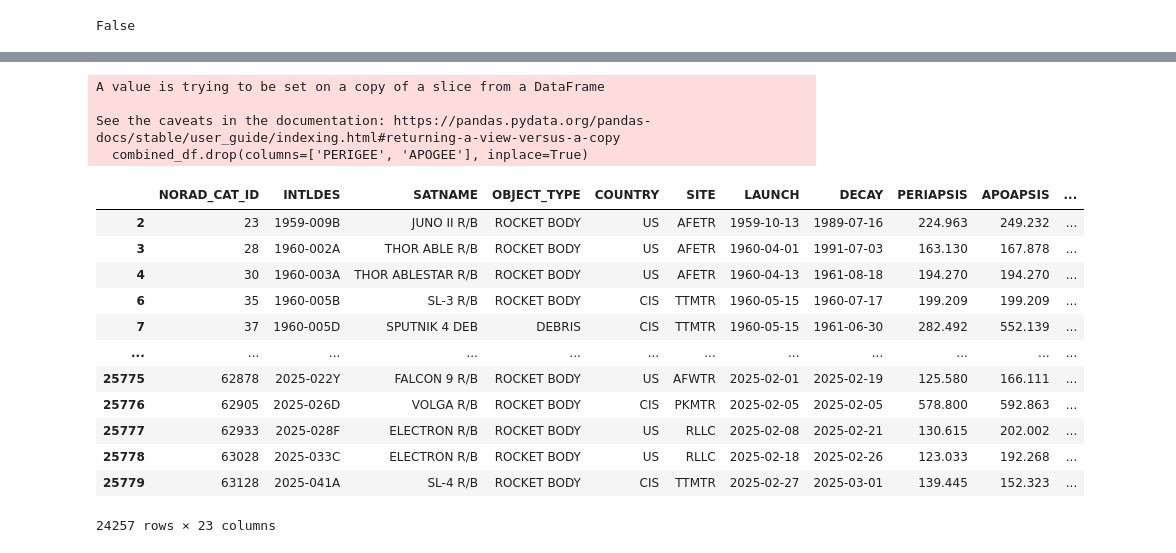
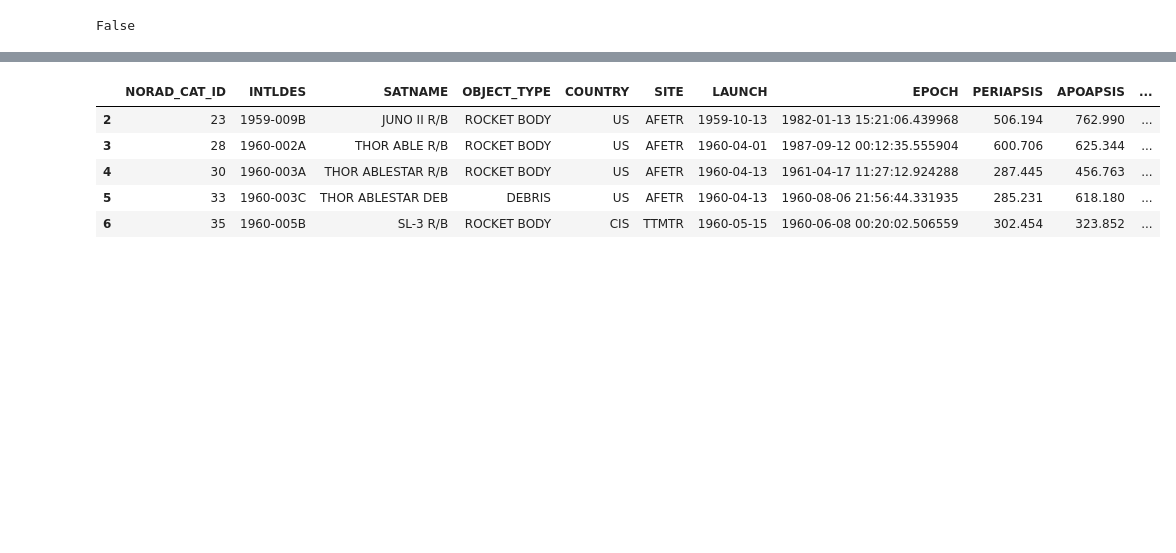
Before and after one commit to brianna404/BA_SpaceDebrisLifetimePrediction, a Jupyter notebook: Code/DataPreparation3_Combine.ipynb, the cells around one changed output, grey strips where cells are left out. Saved outputs shown, nothing was run; the diff lists cells and outputs as text; code cells hidden in the pictures; blank space fills up the shorter version.

```diff
--- a/Code/DataPreparation3_Combine.ipynb
+++ b/Code/DataPreparation3_Combine.ipynb
@@ -62,4 +44,0 @@ combined_df
-# %%
-# drop objects from DS_WrongIDs.csv
-wrongIDs_df = pd.read_csv('../Data/WrongIDs.csv')
-combined_df = combined_df[~combined_df['NORAD_CAT_ID'].isin(wrongIDs_df['NORAD_CAT_ID'])]
@@ -295,11 +253,11 @@ RCS_SIZE_y:  8819
 # %%
 # delete columns
 combined_df.drop(columns=[
-    'OBJECT_TYPE_y', # y and y columns are the same
-    'SITE_y', # x has no null values
-    'PERIOD_x', # y has more decimal places
-    'INCLINATION_x', # y has more decimal places
-    'RCS_SIZE_y', 'RCS_SIZE_x' # both have too many null values
+    'OBJECT_TYPE_y', # for y some object types were still to be assigned (TBA)
+    'SITE_y', # keep x since it has no null values
+    'PERIOD_x', # keep y since it is from the OMM
+    'INCLINATION_x', # keep y since it is from the OMM
+    'RCS_SIZE_y' # keep x since it has less null values
     ], inplace=True)
 
 # rename columns
@@ -333,4 +278,3 @@ DECAY_DATE:  object
 # %%
-# convert launch and decay columns to datetime
+# convert launch column to datetime
 combined_df['LAUNCH_DATE'] = pd.to_datetime(combined_df['LAUNCH'])
-combined_df['DECAY_DATE'] = pd.to_datetime(combined_df['DECAY'])
@@ -355,3 +286,3 @@ Decay:  True
 # %%
-# drop launch and decay columns
-combined_df.drop(columns=['LAUNCH_DATE', 'DECAY_DATE'], inplace=True)
+# drop launch and decay columns (Decay can be dropped since the lifetime is already calculated)
+combined_df.drop(columns=['LAUNCH_DATE', 'DECAY_DATE', 'DECAY'], inplace=True)
@@ -435,31 +347,19 @@ combined_df[['PERIGEE', 'PERIAPSIS', 'APOGEE', 'APOAPSIS']]
 # %%
-# drop PERIGEE and APOGEE since PERIAPOSIS and APOAPSIS are more accurate
+# drop PERIGEE and APOGEE since PERIAPOSIS and APOAPSIS come from the OMM data
 combined_df.drop(columns=['PERIGEE', 'APOGEE'], inplace=True)
-# %% [output]
-A value is trying to be set on a copy of a slice from a DataFrame
-
-See the caveats in the documentation: https://pandas.pydata.org/pandas-docs/stable/user_guide/indexing.html#returning-a-view-versus-a-copy
-  combined_df.drop(columns=['PERIGEE', 'APOGEE'], inplace=True)
 # %%
 # change order of columns
-combined_df = combined_df[['NORAD_CAT_ID', 'INTLDES', 'SATNAME', 'OBJECT_TYPE', 'COUNTRY', 'SITE', 'LAUNCH', 'DECAY', # information with no relevance for lifetime
-                           'PERIAPSIS', 'APOAPSIS', 'ARG_OF_PERICENTER', 'MEAN_MOTION', 'ECCENTRICITY', 'INCLINATION', 'RA_OF_ASC_NODE', 'MEAN_ANOMALY', 'REV_AT_EPOCH', 'BSTAR', 'MEAN_MOTION_DOT', 'MEAN_MOTION_DDOT', 'SEMIMAJOR_AXIS', 'PERIOD', # features - OMM information
+combined_df = combined_df[['NORAD_CAT_ID', 'INTLDES', 'SATNAME', 'OBJECT_TYPE', 'COUNTRY', 'SITE', 'LAUNCH', # information from SATCAT
+                           'EPOCH', 'PERIAPSIS', 'APOAPSIS', 'ARG_OF_PERICENTER', 'MEAN_MOTION', 'ECCENTRICITY', 'INCLINATION', 'RA_OF_ASC_NODE', 'MEAN_ANOMALY', 'REV_AT_EPOCH', 'BSTAR', 'MEAN_MOTION_DOT', 'MEAN_MOTION_DDOT', 'SEMIMAJOR_AXIS', 'PERIOD', # OMM information
                            'LIFETIME']] # label
-combined_df
+combined_df.head()
 # %% [output]
-|  | NORAD_CAT_ID | INTLDES | SATNAME | OBJECT_TYPE | COUNTRY | SITE | LAUNCH | DECAY | PERIAPSIS | APOAPSIS | ... |
-| 2 | 23 | 1959-009B | JUNO II R/B | ROCKET BODY | US | AFETR | 1959-10-13 | 1989-07-16 | 224.963 | 249.232 | ... |
-| 3 | 28 | 1960-002A | THOR ABLE R/B | ROCKET BODY | US | AFETR | 1960-04-01 | 1991-07-03 | 163.130 | 167.878 | ... |
-| 4 | 30 | 1960-003A | THOR ABLESTAR R/B | ROCKET BODY | US | AFETR | 1960-04-13 | 1961-08-18 | 194.270 | 194.270 | ... |
-| 6 | 35 | 1960-005B | SL-3 R/B | ROCKET BODY | CIS | TTMTR | 1960-05-15 | 1960-07-17 | 199.209 | 199.209 | ... |
-| 7 | 37 | 1960-005D | SPUTNIK 4 DEB | DEBRIS | CIS | TTMTR | 1960-05-15 | 1961-06-30 | 282.492 | 552.139 | ... |
-| ... | ... | ... | ... | ... | ... | ... | ... | ... | ... | ... | ... |
-| 25775 | 62878 | 2025-022Y | FALCON 9 R/B | ROCKET BODY | US | AFWTR | 2025-02-01 | 2025-02-19 | 125.580 | 166.111 | ... |
-| 25776 | 62905 | 2025-026D | VOLGA R/B | ROCKET BODY | CIS | PKMTR | 2025-02-05 | 2025-02-05 | 578.800 | 592.863 | ... |
-| 25777 | 62933 | 2025-028F | ELECTRON R/B | ROCKET BODY | US | RLLC | 2025-02-08 | 2025-02-21 | 130.615 | 202.002 | ... |
-| 25778 | 63028 | 2025-033C | ELECTRON R/B | ROCKET BODY | US | RLLC | 2025-02-18 | 2025-02-26 | 123.033 | 192.268 | ... |
-| 25779 | 63128 | 2025-041A | SL-4 R/B | ROCKET BODY | CIS | TTMTR | 2025-02-27 | 2025-03-01 | 139.445 | 152.323 | ... |
+|  | NORAD_CAT_ID | INTLDES | SATNAME | OBJECT_TYPE | COUNTRY | SITE | LAUNCH | EPOCH | PERIAPSIS | APOAPSIS | ... |
+| 2 | 23 | 1959-009B | JUNO II R/B | ROCKET BODY | US | AFETR | 1959-10-13 | 1982-01-13 15:21:06.439968 | 506.194 | 762.990 | ... |
+| 3 | 28 | 1960-002A | THOR ABLE R/B | ROCKET BODY | US | AFETR | 1960-04-01 | 1987-09-12 00:12:35.555904 | 600.706 | 625.344 | ... |
+| 4 | 30 | 1960-003A | THOR ABLESTAR R/B | ROCKET BODY | US | AFETR | 1960-04-13 | 1961-04-17 11:27:12.924288 | 287.445 | 456.763 | ... |
+| 5 | 33 | 1960-003C | THOR ABLESTAR DEB | DEBRIS | US | AFETR | 1960-04-13 | 1960-08-06 21:56:44.331935 | 285.231 | 618.180 | ... |
+| 6 | 35 | 1960-005B | SL-3 R/B | ROCKET BODY | CIS | TTMTR | 1960-05-15 | 1960-06-08 00:20:02.506559 | 302.454 | 323.852 | ... |
-24257 rows × 23 columns
 # %%
 # save to csv
 combined_df.to_csv('../Data/Combined.csv', index=False)
```
Also changed, not shown: parts of 30 cells of this notebook, 10 other files.
